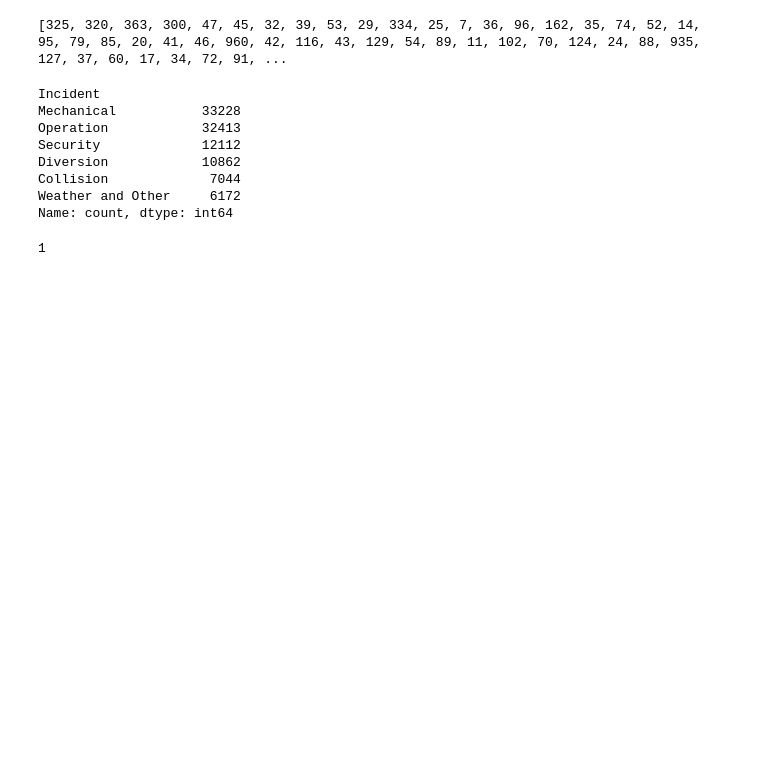
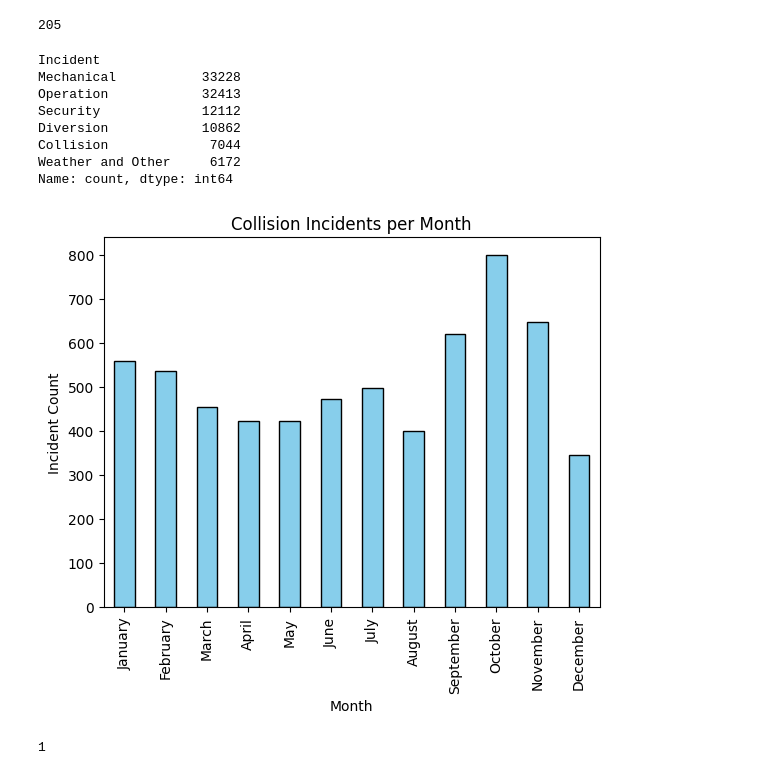
Before and after one commit to bainskarman/projects, a Jupyter notebook: TTC_Delay_Prediction_End_to_End(In Process)/Notebook/ML and DL.ipynb, the cells around one changed output. Cells and saved outputs as stored; diff of their text form; code cells hidden in the pictures; blank space fills up the shorter version.

```diff
--- a/TTC_Delay_Prediction_End_to_End(In Process)/Notebook/ML and DL.ipynb
+++ b/TTC_Delay_Prediction_End_to_End(In Process)/Notebook/ML and DL.ipynb
@@ -4,13 +4,11 @@ import numpy as np
 import matplotlib.pyplot as plt
 import seaborn as sns
 # %%
-data =pd.read_csv('data.csv')
+data =pd.read_csv('/workspaces/projects/TTC_Delay_Prediction_End_to_End(In Process)/Data/data.csv')
 # %%
-
-
-print(data['Route'].unique().tolist())
+print(len(data['Route'].unique().tolist()))
 # %% [output]
-[325, 320, 363, 300, 47, 45, 32, 39, 53, 29, 334, 25, 7, 36, 96, 162, 35, 74, 52, 14, 95, 79, 85, 20, 41, 46, 960, 42, 116, 43, 129, 54, 89, 11, 102, 70, 124, 24, 88, 935, 127, 37, 60, 17, 34, 72, 91, ...
+205
 # %%
 data1 = data
 incident_mapping = {
@@ -43,6 +41,23 @@ Diversion            10862
 Collision             7044
 Weather and Other     6172
 Name: count, dtype: int64
+# %%
+collision_df = data[data['Incident'] == 'Weather and Other']
+
+# Create a custom order for months
+month_order = ['January', 'February', 'March', 'April', 'May', 'June', 'July', 'August', 'September', 'October', 'November', 'December']
+
+# Count incidents per month and reindex to the custom order
+incident_counts = collision_df['Month'].value_counts().reindex(month_order, fill_value=0)
+
+# Plotting the counts
+incident_counts.plot(kind='bar', color='skyblue', edgecolor='black')
+plt.xlabel('Month')
+plt.ylabel('Incident Count')
+plt.title('Collision Incidents per Month')
+plt.show()
+# %% [output]
+[figure, added]
 # %%
 from datetime import datetime
 current_datetime = datetime.now()
```
Also changed, not shown: parts of 3 cells of this notebook, 3 other files.
